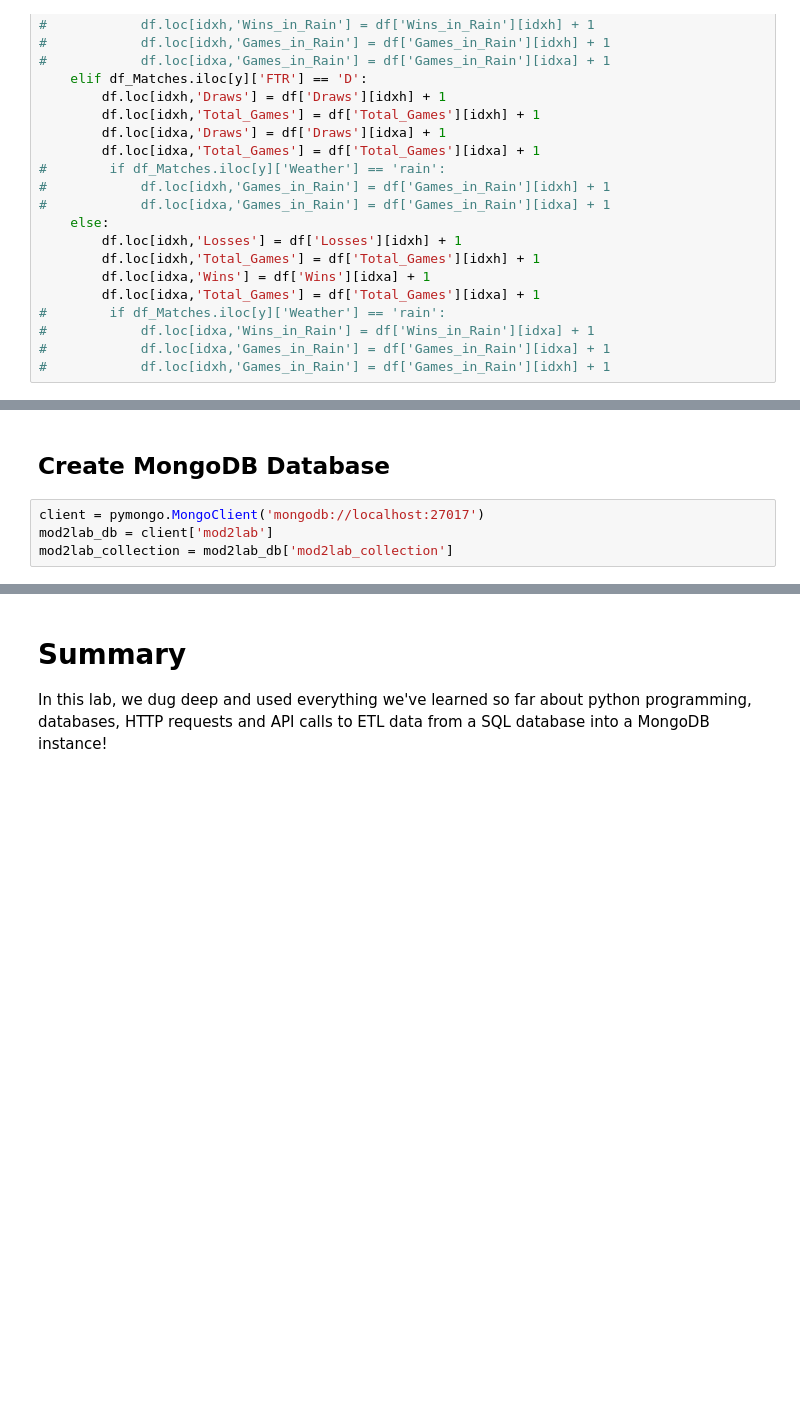
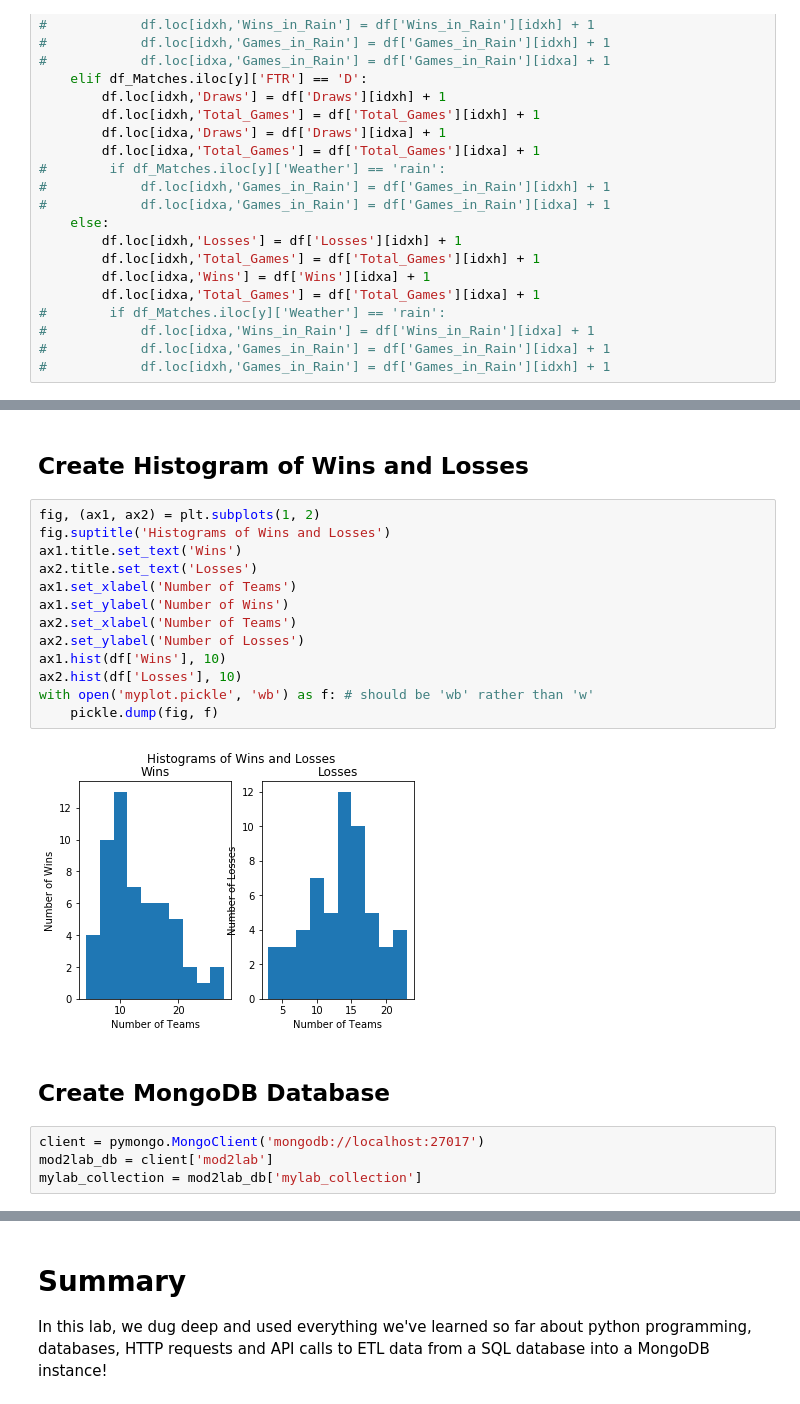
Before and after one commit to ajain1017/dsc-mod-2-lab-online-ds-pt-081219, a Jupyter notebook: index.ipynb, the cells around one changed output, grey strips where cells are left out. Drawn from its saved outputs; the diff is of its cells as text; blank space fills up the shorter version.

```diff
--- a/index.ipynb
+++ b/index.ipynb
@@ -259,9 +260,26 @@ df.head()
+# %% [markdown]
+## Create Histogram of Wins and Losses
+# %%
+fig, (ax1, ax2) = plt.subplots(1, 2)
+fig.suptitle('Histograms of Wins and Losses')
+ax1.title.set_text('Wins')
+ax2.title.set_text('Losses')
+ax1.set_xlabel('Number of Teams')
+ax1.set_ylabel('Number of Wins')
+ax2.set_xlabel('Number of Teams')
+ax2.set_ylabel('Number of Losses')
+ax1.hist(df['Wins'], 10)
+ax2.hist(df['Losses'], 10)
+with open('myplot.pickle', 'wb') as f: # should be 'wb' rather than 'w'
+    pickle.dump(fig, f)
+# %% [output]
+[figure, added]
 # %% [markdown]
 ## Create MongoDB Database
 # %%
 client = pymongo.MongoClient('mongodb://localhost:27017')
 mod2lab_db = client['mod2lab']
-mod2lab_collection = mod2lab_db['mod2lab_collection']
+mylab_collection = mod2lab_db['mylab_collection']
 # %%
 for y in range(len(df)):
     team = {'TeamName': df.iloc[y]['TeamName'],
```
Also changed, not shown: parts of 4 cells of this notebook, 1 other file.
